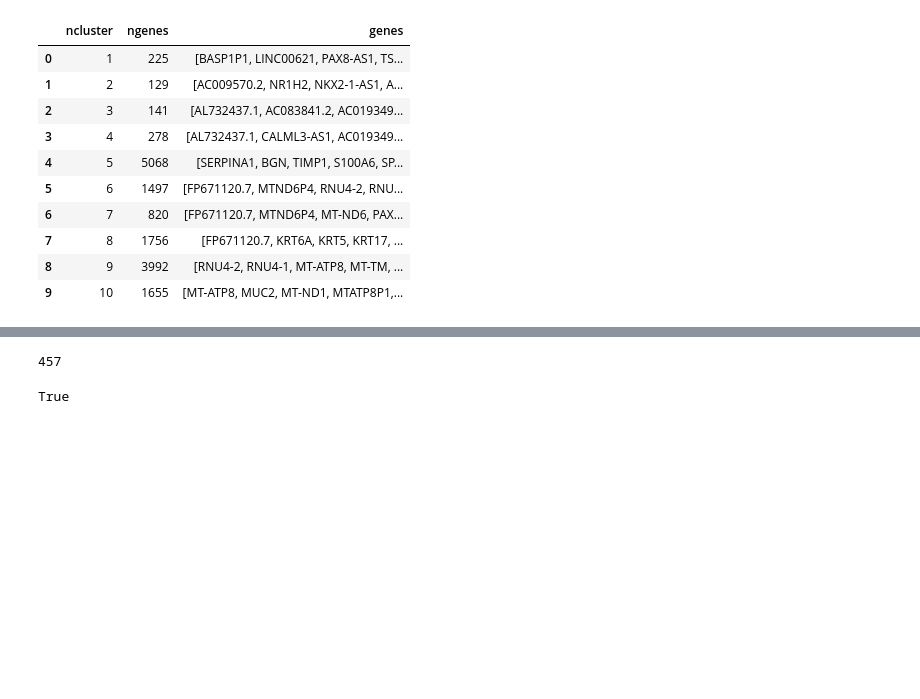
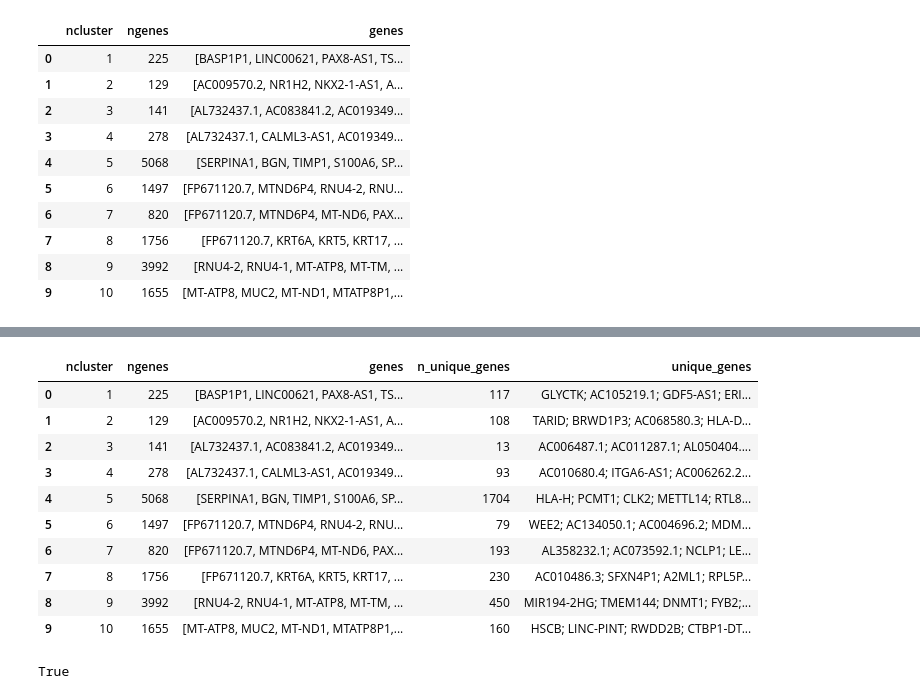
Before and after one commit to flalix/perturb_agent, a Jupyter notebook: notebooks/mtp_TCGA_53_PSI_all_PAADs_Expression.ipynb, the cells around one changed output, grey strips where cells are left out. Saved outputs shown, nothing was run; the diff lists cells and outputs as text; code cells hidden in the pictures; blank space fills up the shorter version.

```diff
--- a/notebooks/mtp_TCGA_53_PSI_all_PAADs_Expression.ipynb
+++ b/notebooks/mtp_TCGA_53_PSI_all_PAADs_Expression.ipynb
@@ -532,0 +540,3 @@ dfall.head(3)
+# %%
+fname = f"clusters_{n_clusters}_signatures_up_down_DEGs.tsv"
+pdwritecsv(dfall, fname, gdc.root_lfc)
@@ -639,7 +652,38 @@ df_uniq
-# %%
-df_uniq.n_samples.sum()
-# %% [output]
-457
+# %%
+dic2 = {}
+
+df_cluster['n_unique_genes']  = 0
+df_cluster['unique_genes'] = None
+
+
+for nclu in df_cluster['ncluster']:
+    set0 = dic[nclu]
+
+    for key, setx in dic.items():
+        if key != nclu:
+            set0 = set0 - dic[key]
+
+    uniq_list = list(set0)
+    s_lista = "; ".join(uniq_list)
+
+    df_cluster.loc[df_cluster['ncluster'] == nclu, 'n_unique_genes'] = len(uniq_list)
+    df_cluster.loc[df_cluster['ncluster'] == nclu, 'unique_genes'] = s_lista
+
+
+
+df_cluster
+# %% [output]
+|  | ncluster | ngenes | genes | n_unique_genes | unique_genes |
+| 0 | 1 | 225 | [BASP1P1, LINC00621, PAX8-AS1, TS... | 117 | GLYCTK; AC105219.1; GDF5-AS1; ERI... |
+| 1 | 2 | 129 | [AC009570.2, NR1H2, NKX2-1-AS1, A... | 108 | TARID; BRWD1P3; AC068580.3; HLA-D... |
+| 2 | 3 | 141 | [AL732437.1, AC083841.2, AC019349... | 13 | AC006487.1; AC011287.1; AL050404.... |
+| 3 | 4 | 278 | [AL732437.1, CALML3-AS1, AC019349... | 93 | AC010680.4; ITGA6-AS1; AC006262.2... |
+| 4 | 5 | 5068 | [SERPINA1, BGN, TIMP1, S100A6, SP... | 1704 | HLA-H; PCMT1; CLK2; METTL14; RTL8... |
+| 5 | 6 | 1497 | [FP671120.7, MTND6P4, RNU4-2, RNU... | 79 | WEE2; AC134050.1; AC004696.2; MDM... |
+| 6 | 7 | 820 | [FP671120.7, MTND6P4, MT-ND6, PAX... | 193 | AL358232.1; AC073592.1; NCLP1; LE... |
+| 7 | 8 | 1756 | [FP671120.7, KRT6A, KRT5, KRT17, ... | 230 | AC010486.3; SFXN4P1; A2ML1; RPL5P... |
+| 8 | 9 | 3992 | [RNU4-2, RNU4-1, MT-ATP8, MT-TM, ... | 450 | MIR194-2HG; TMEM144; DNMT1; FYB2;... |
+| 9 | 10 | 1655 | [MT-ATP8, MUC2, MT-ND1, MTATP8P1,... | 160 | HSCB; LINC-PINT; RWDD2B; CTBP1-DT... |
 # %%
 fname = f"clusters_{n_clusters}.tsv"
 pdwritecsv(df_cluster, fname, gdc.root_lfc)
```
Also changed, not shown: parts of 9 cells of this notebook.
